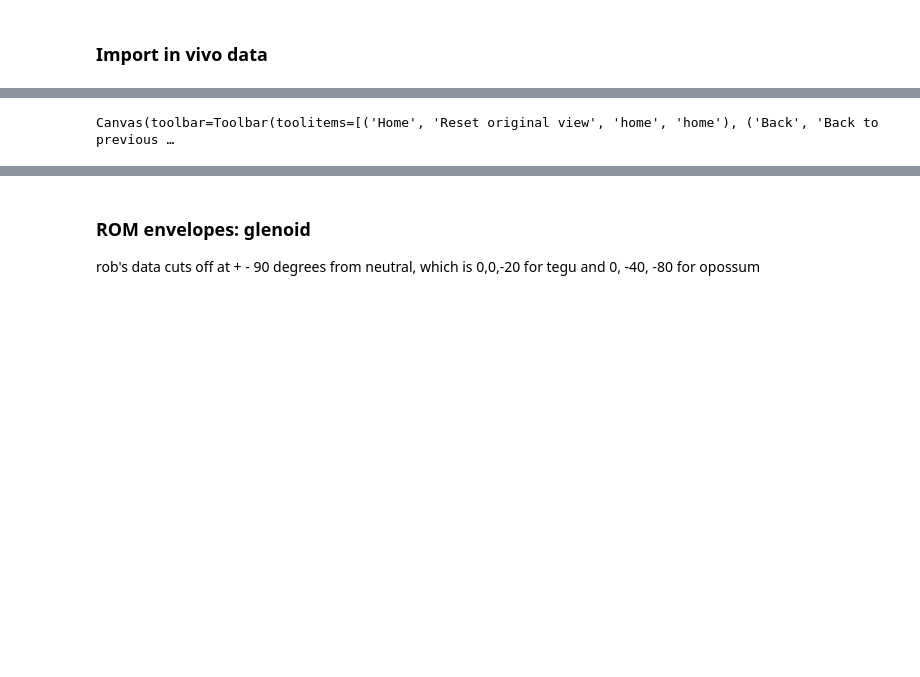
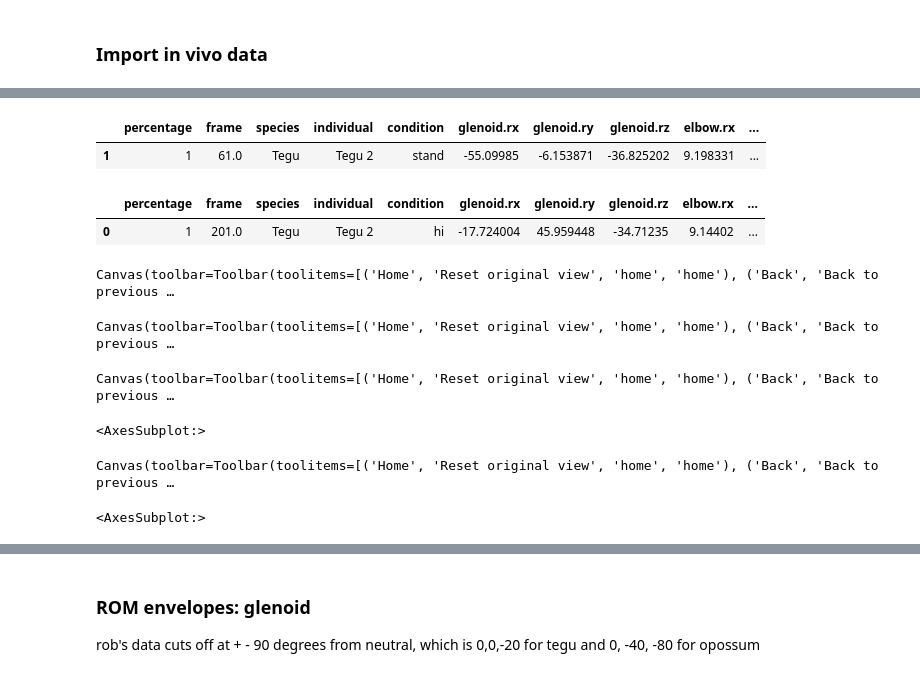
Before and after one commit to popscallion/DeepLabCut, a Jupyter notebook: deadROMM/ch3Analyses.ipynb, the cells around one changed output, grey strips where cells are left out. Cells and saved outputs as stored; diff of their text form; code cells hidden in the pictures; blank space fills up the shorter version.

```diff
--- a/deadROMM/ch3Analyses.ipynb
+++ b/deadROMM/ch3Analyses.ipynb
@@ -885 +1021,11 @@ ValueError: Wrong number of items passed 2, placement implies 1
+# %%
+good_tegu.loc[(good_tegu['glenoid.rx']<-45)&(good_tegu['glenoid.ry']<0)]
+# %% [output]
+|  | percentage | frame | species | individual | condition | glenoid.rx | glenoid.ry | glenoid.rz | elbow.rx | ... |
+| 1 | 1 | 61.0 | Tegu | Tegu 2 | stand | -55.09985 | -6.153871 | -36.825202 | 9.198331 | ... |
+# %%
+good_tegu.loc[good_tegu['glenoid.ry']>45]
+# %% [output]
+|  | percentage | frame | species | individual | condition | glenoid.rx | glenoid.ry | glenoid.rz | elbow.rx | ... |
+| 0 | 1 | 201.0 | Tegu | Tegu 2 | hi | -17.724004 | 45.959448 | -34.71235 | 9.14402 | ... |
 # %%
@@ -938,3 +1081,67 @@ ax1.scatter(df_invivo_D['glenoid.rx'],df_invivo_D['glenoid.ry'],df_invivo_D['gle
 connection1 = fig.canvas.mpl_connect('motion_notify_event', on_move)
 # %% [output]
 Canvas(toolbar=Toolbar(toolitems=[('Home', 'Reset original view', 'home', 'home'), ('Back', 'Back to previous …
+# %%
+
+startView = viewYX
+
+vX, vY = viewXY
+
+maxrx, maxcrz, minrx, mincrz, maxry, minry, maxrz, minrz = glenoid_ranges.values()
+
+
+plt.close('all')
+plt.rcParams['grid.linewidth'] = 0
+plt.rcParams['grid.color'] = 'lightgrey'
+
+fig = plt.figure(figsize=[12,5], constrained_layout=True)
+ax0 = fig.add_subplot(121, projection='3d', proj_type = 'ortho')
+ax1 = fig.add_subplot(122, projection='3d', proj_type = 'ortho')
+
+format3dPlot(ax0, 'Tegu', (minrx, maxrx), (minry, maxry), (mincrz, maxcrz), view=startView)
+format3dPlot(ax1, 'Opossum', (minrx, maxrx), (minry, maxry), (mincrz, maxcrz), view=startView)
+
+addCosGrid(ax0, (minrx,maxrx), (minry,maxry), (minrz,maxrz), 5, xLevels=1, color='grey', linewidths=0.1)
+addCosGrid(ax1, (minrx,maxrx), (minry,maxry), (minrz,maxrz), 5, xLevels=1, color='grey', linewidths=0.1)
+
+ax0.scatter(dfS['elbow.rx'],dfS['elbow.ry'],dfS['elbow.crz'], s=3, c='#3CA9A6', depthshade=True)
+ax1.scatter(dfD['elbow.rx'],dfD['elbow.ry'],dfD['elbow.crz'], s=3, c='#FFCA4E', depthshade=True)
+# ax0.plot_trisurf(dfS['elbow.rx'],dfS['elbow.ry'],alphaTriElbow_S,dfS['elbow.crz'], shade=True, cmap='YlGnBu',linewidth=0, antialiased=True)
+# ax1.plot_trisurf(dfD['elbow.rx'],dfD['elbow.ry'],alphaTriElbow_D,dfD['elbow.crz'], shade=True, cmap='YlOrRd', linewidth=0, antialiased=True)
+
+# categories_S = np.unique(df_invivo_S['run'])
+# colors_S = np.linspace(0, 1, len(categories_S))
+# colordict_S = dict(zip(categories_S, colors_S))
+# df_invivo_S["color"] = df_invivo_S['run'].apply(lambda x: colordict_S[x])
+# categories_D = np.unique(df_invivo_D['run'])
+# colors_D = np.linspace(0, 1, len(categories_D))
+# colordict_D = dict(zip(categories_D, colors_D))
+# df_invivo_D["color"] = df_invivo_D['run'].apply(lambda x: colordict_D[x])
+
+# df_invivo_S = df_invivo_S[df_invivo_S['condition']=='lo']
+# df_invivo_D = df_invivo_D[df_invivo_D['condition']=='hi']
+
+# df_invivo_S = df_invivo_S.loc[df_invivo_S['percentage'].astype('int')>30]
+df_invivo_S_filt = df_invivo_S.loc[(df_invivo_S['individual']=='Tegu 3')&(df_invivo_S['condition']=='lo')]
+
+
+# df_invivo_D = df_invivo_D.loc[(df_invivo_D['individual']!='Opossum 3')&(df_invivo_D['condition']!='lo')]
+
+
+ax0.scatter(df_invivo_S_filt['elbow.rx'],df_invivo_S_filt['elbow.ry'],df_invivo_S_filt['elbow.crz'], s=1, depthshade=True, color='red')
+ax1.scatter(df_invivo_D['elbow.rx'],df_invivo_D['elbow.ry'],df_invivo_D['elbow.crz'], s=1, depthshade=True, color='red')
+
+
+connection1 = fig.canvas.mpl_connect('motion_notify_event', on_move)
+# %% [output]
+Canvas(toolbar=Toolbar(toolitems=[('Home', 'Reset original view', 'home', 'home'), ('Back', 'Back to previous …
+# %%
+df_invivo_S.loc[(df_invivo_S['individual']=='Tegu 1')&(df_invivo_S['condition']=='hi')].filter(like='glenoid.r').plot(color=['r','g','b'])
+# %% [output]
+Canvas(toolbar=Toolbar(toolitems=[('Home', 'Reset original view', 'home', 'home'), ('Back', 'Back to previous …
+<AxesSubplot:>
+# %%
+df_invivo_S.loc[(df_invivo_S['individual']=='Tegu 1')&(df_invivo_S['condition']=='hi')].filter(like='elbow.r').plot(color=['r','g','b'])
+# %% [output]
+Canvas(toolbar=Toolbar(toolitems=[('Home', 'Reset original view', 'home', 'home'), ('Back', 'Back to previous …
+<AxesSubplot:>
```
Also changed, not shown: parts of 30 cells of this notebook, 2 other files.
